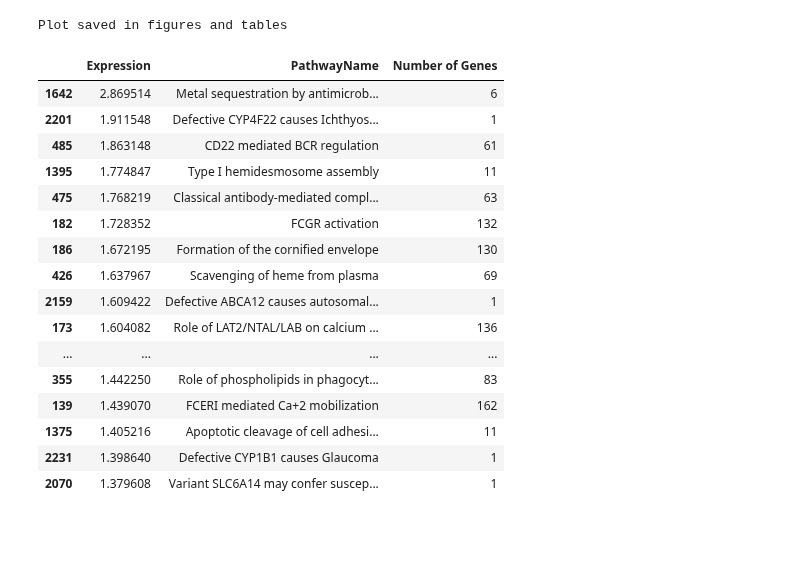
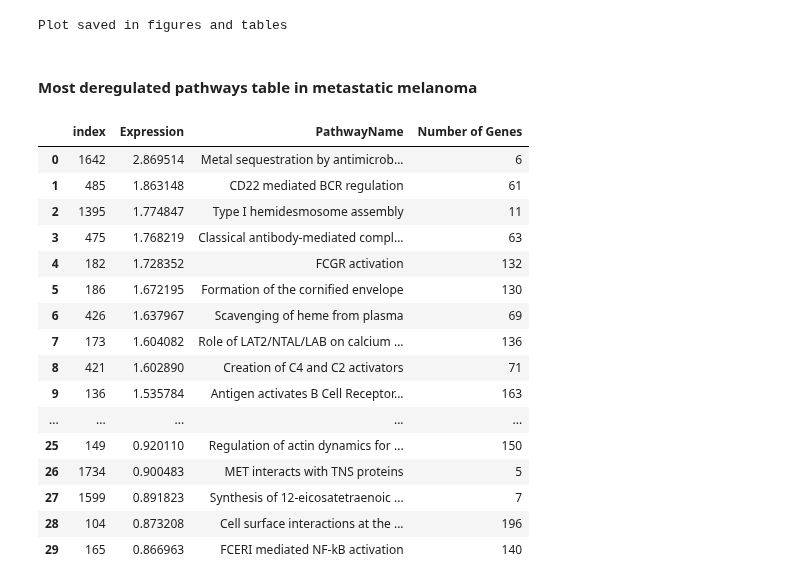
Before and after one commit to SamSaladino/FC-of-Genetic-pathways, a Jupyter notebook: Melanoma_expr_pathways.ipynb, the cells around one changed output. Saved outputs shown, nothing was run; the diff lists cells and outputs as text; code cells hidden in the pictures; blank space fills up the shorter version.

Commit message:
Table 5 better version

```diff
--- a/Melanoma_expr_pathways.ipynb
+++ b/Melanoma_expr_pathways.ipynb
@@ -255,37 +255,49 @@ plt.close()
 print('Plot saved in figures and tables')
 # %% [output]
 Plot saved in figures and tables
+# %% [markdown]
+#### Most deregulated pathways table in metastatic melanoma
 # %%
+# Count genes in pathways
+gene_count = pd.DataFrame(all_pathways.Pathways.value_counts())
+# Get the pathways expression values
 exp = P_matrix.TUMORtoMETASTATIC.loc[gene_count.index]
-gene_count = pd.DataFrame(all_pathways.Pathways.value_counts())
 
+# Create a Data Frame with the top expressed pathways and their gene count
 table5 = pd.DataFrame(
     data={
         'Expression': exp.values,'PathwayName':gene_count.index,
         'Number of Genes':all_pathways.Pathways.value_counts().values
         },
         index=np.arange(1,2234)
 )
+# Sort the top most deregulated
 table5.sort_values(by='Expression',ascending=False,inplace=True)
+# Remove pathways with less than 5 genes
+table5 = table5.drop(
+    table5[table5['Number of Genes']<5].index
+    ).reset_index().head(30)
 
+# Stored in figures and tables as csv file
 table5.to_csv('./figures_tables/Table IV.csv')
+
+# Show table
+table5
+# %% [output]
+|  | index | Expression | PathwayName | Number of Genes |
+| 0 | 1642 | 2.869514 | Metal sequestration by antimicrob... | 6 |
+| 1 | 485 | 1.863148 | CD22 mediated BCR regulation | 61 |
+| 2 | 1395 | 1.774847 | Type I hemidesmosome assembly | 11 |
+| 3 | 475 | 1.768219 | Classical antibody-mediated compl... | 63 |
+| 4 | 182 | 1.728352 | FCGR activation | 132 |
+| 5 | 186 | 1.672195 | Formation of the cornified envelope | 130 |
+| 6 | 426 | 1.637967 | Scavenging of heme from plasma | 69 |
+| 7 | 173 | 1.604082 | Role of LAT2/NTAL/LAB on calcium ... | 136 |
+| 8 | 421 | 1.602890 | Creation of C4 and C2 activators | 71 |
+| 9 | 136 | 1.535784 | Antigen activates B Cell Receptor... | 163 |
+| ... | ... | ... | ... | ... |
+| 25 | 149 | 0.920110 | Regulation of actin dynamics for ... | 150 |
+| 26 | 1734 | 0.900483 | MET interacts with TNS proteins | 5 |
+| 27 | 1599 | 0.891823 | Synthesis of 12-eicosatetraenoic ... | 7 |
+| 28 | 104 | 0.873208 | Cell surface interactions at the ... | 196 |
+| 29 | 165 | 0.866963 | FCERI mediated NF-kB activation | 140 |
-# %%
-table5.head(20)
-# %% [output]
-|  | Expression | PathwayName | Number of Genes |
-| 1642 | 2.869514 | Metal sequestration by antimicrob... | 6 |
-| 2201 | 1.911548 | Defective CYP4F22 causes Ichthyos... | 1 |
-| 485 | 1.863148 | CD22 mediated BCR regulation | 61 |
-| 1395 | 1.774847 | Type I hemidesmosome assembly | 11 |
-| 475 | 1.768219 | Classical antibody-mediated compl... | 63 |
-| 182 | 1.728352 | FCGR activation | 132 |
-| 186 | 1.672195 | Formation of the cornified envelope | 130 |
-| 426 | 1.637967 | Scavenging of heme from plasma | 69 |
-| 2159 | 1.609422 | Defective ABCA12 causes autosomal... | 1 |
-| 173 | 1.604082 | Role of LAT2/NTAL/LAB on calcium ... | 136 |
-| ... | ... | ... | ... |
-| 355 | 1.442250 | Role of phospholipids in phagocyt... | 83 |
-| 139 | 1.439070 | FCERI mediated Ca+2 mobilization | 162 |
-| 1375 | 1.405216 | Apoptotic cleavage of cell adhesi... | 11 |
-| 2231 | 1.398640 | Defective CYP1B1 causes Glaucoma | 1 |
-| 2070 | 1.379608 | Variant SLC6A14 may confer suscep... | 1 |
```
Also changed, not shown: 1 other file.
